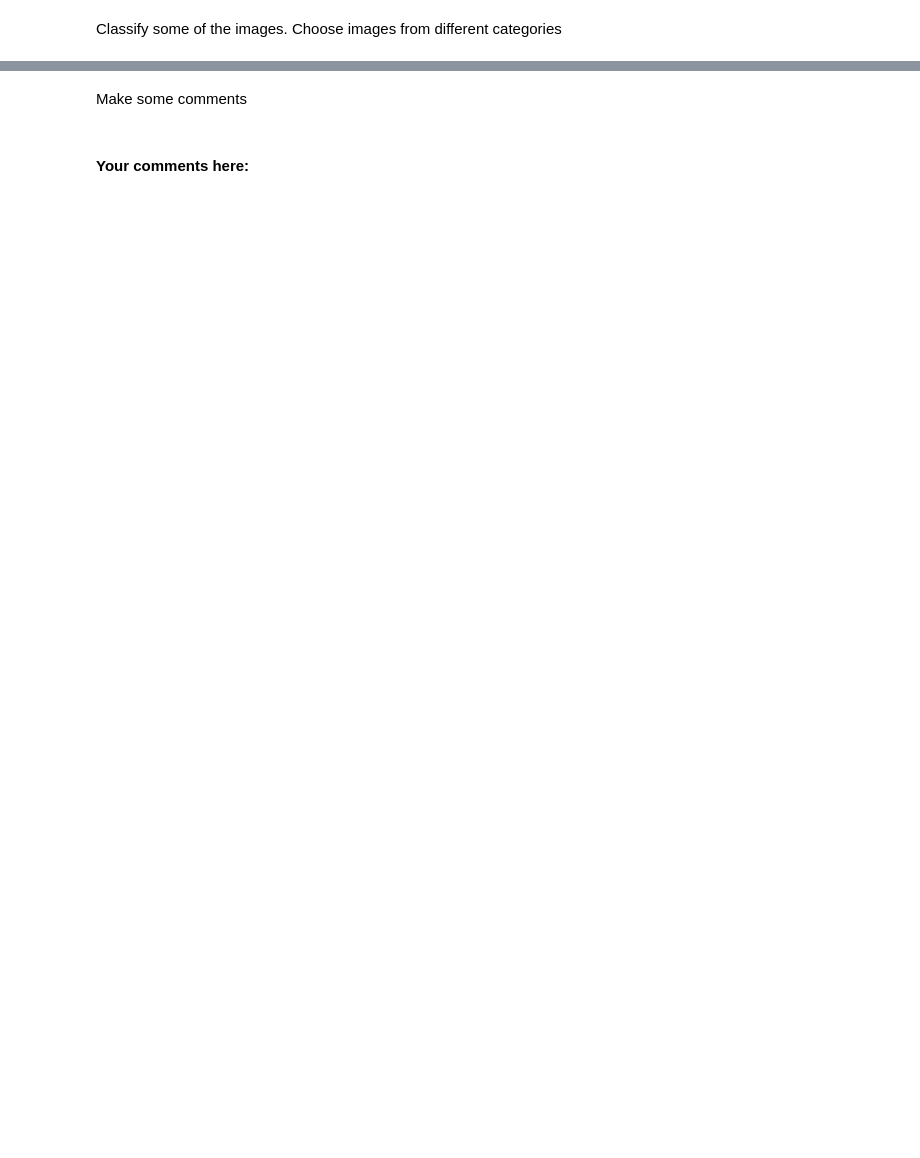
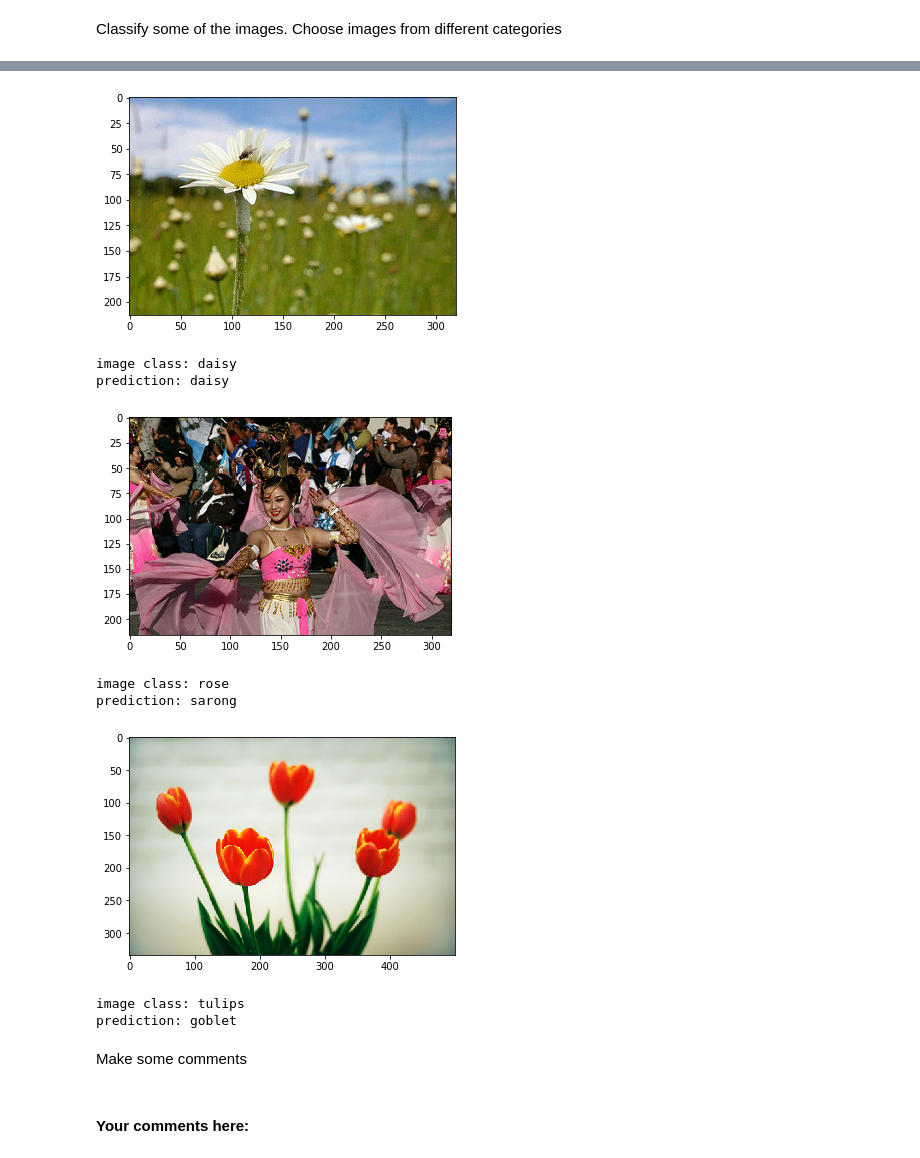
Before and after one commit to Ruby122/2020-CS109B, a Jupyter notebook: content/homeworks/hw04/cs109b_hw1_209.ipynb, the cells around one changed output, grey strips where cells are left out. Cells and saved outputs as stored; diff of their text form; code cells hidden in the pictures; blank space fills up the shorter version.

```diff
--- a/content/homeworks/hw04/cs109b_hw1_209.ipynb
+++ b/content/homeworks/hw04/cs109b_hw1_209.ipynb
@@ -234,3 +241,27 @@ random_filename
+# %%
+#your code here
+plt.imshow(image.load_img(pathFolder + file_dict['daisy']))
+plt.show()
+print('image class: daisy')
+print('prediction: {}'.format(mobileClassifier(file_dict['daisy'])[0][0][1]))
+plt.imshow(image.load_img(pathFolder + file_dict['rose']))
+plt.show()
+print('image class: rose')
+print('prediction: {}'.format(mobileClassifier(file_dict['rose'])[0][0][1]))
+plt.imshow(image.load_img(pathFolder + file_dict['tulips']))
+plt.show()
+print('image class: tulips')
+print('prediction: {}'.format(mobileClassifier(file_dict['tulips'])[0][0][1]))
+# %% [output]
+[figure, added]
+image class: daisy
+prediction: daisy
+[figure, added]
+image class: rose
+prediction: sarong
+[figure, added]
+image class: tulips
+prediction: goblet
 # %% [markdown]
 Make some comments
 # %% [markdown]
```
Also changed, not shown: parts of 43 cells of this notebook, 4 other files.
